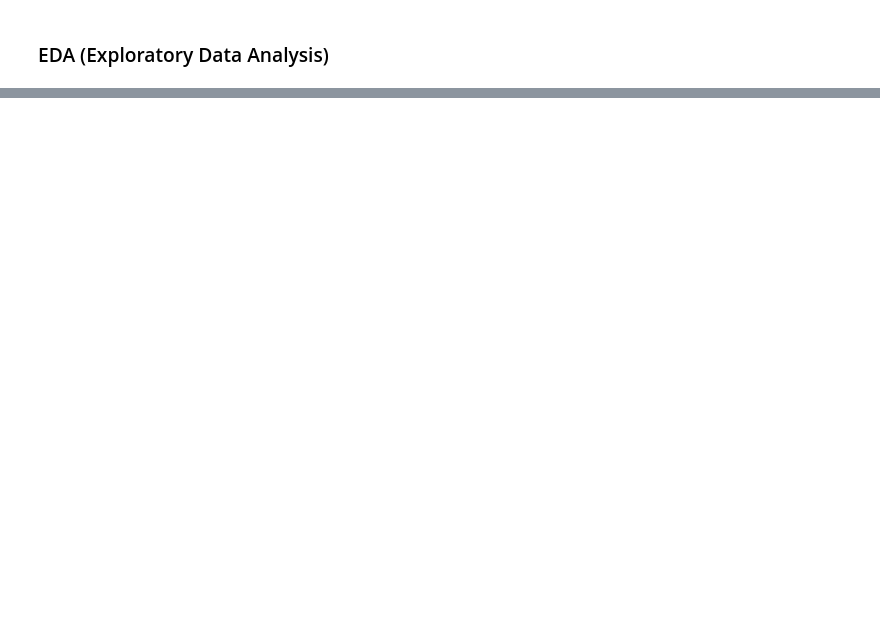
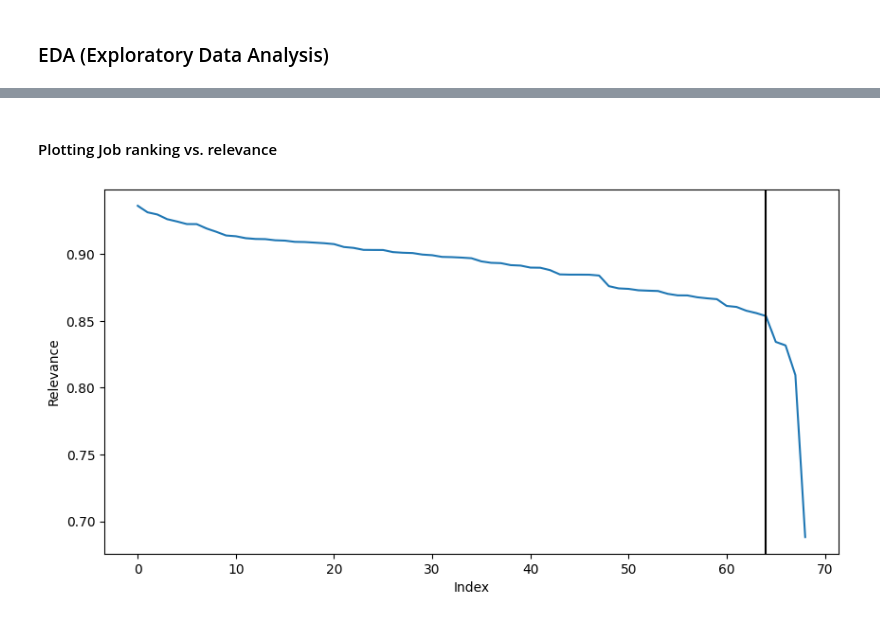
Before and after one commit to Z-Source-Code/Resume-Screener, a Jupyter notebook: notebooks/Data Analysis_v2.ipynb, the cells around one changed output, grey strips where cells are left out. Drawn from its saved outputs; the diff is of its cells as text; code cells hidden in the pictures; blank space fills up the shorter version.

```diff
--- a/notebooks/Data Analysis_v2.ipynb
+++ b/notebooks/Data Analysis_v2.ipynb
@@ -432,0 +327,18 @@ array(['Business Analyst with Adobe Experience Manager (AEM) experience',
+# %%
+import re
+
+keywords = ['Data Science', 'Data Scientist', 'MLOps', 'Machine Learning Engineer', 'Machine Learning', 'Artificial Intelligence', 'Deep Learning', 'Natural Language Processing']
+seniority_terms = ['Principal', 'Lead', 'Senior', 'Manager', 'Director', 'Head', 'Sr', 'Expert', 'Researcher']
+
+seniority_pattern = '|'.join(seniority_terms)
+pattern = '|'.join(keywords)
+
+
+combined_pattern = re.compile(f"^(?!.*\\b(?:{'|'.join(seniority_terms)})\\b).*\\b({pattern})\\b", flags=re.IGNORECASE)
+data_jobs = df_unique[df_unique['job_title'].apply(lambda x: bool(combined_pattern.search(x)))]
+
+non_data_jobs = df_unique[~df_unique['job_title'].str.contains(pattern, case=False, regex=True)]
+
+display(data_jobs.head(), data_jobs.shape)
+display(non_data_jobs.head(), non_data_jobs.shape)
+print(data_jobs['job_title'].unique())
@@ -432,0 +664,16 @@ array(['Business Analyst with Adobe Experience Manager (AEM) experience',
+# %% [markdown]
+#### Plotting Job  ranking vs. relevance
+# %%
+import matplotlib.pyplot as plt
+
+vectorizer = TfidfVectorizer(stop_words='english', ngram_range=(1, 2))
+similarity_scores = compute_similarity_score_w2v(data_jobs['job_description_clean'], lemmatized_resume, w2v_model)
+
+plt.figure(figsize=(10, 5))
+plt.plot(range(data_jobs.shape[0]), sorted(similarity_scores, reverse=True))
+plt.xlabel('Index')
+plt.ylabel('Relevance')
+plt.axvline(64, c='k')
+plt.show()
+# %% [output]
+[figure, added]
```
Also changed, not shown: parts of 110 cells of this notebook, 2 other files.
